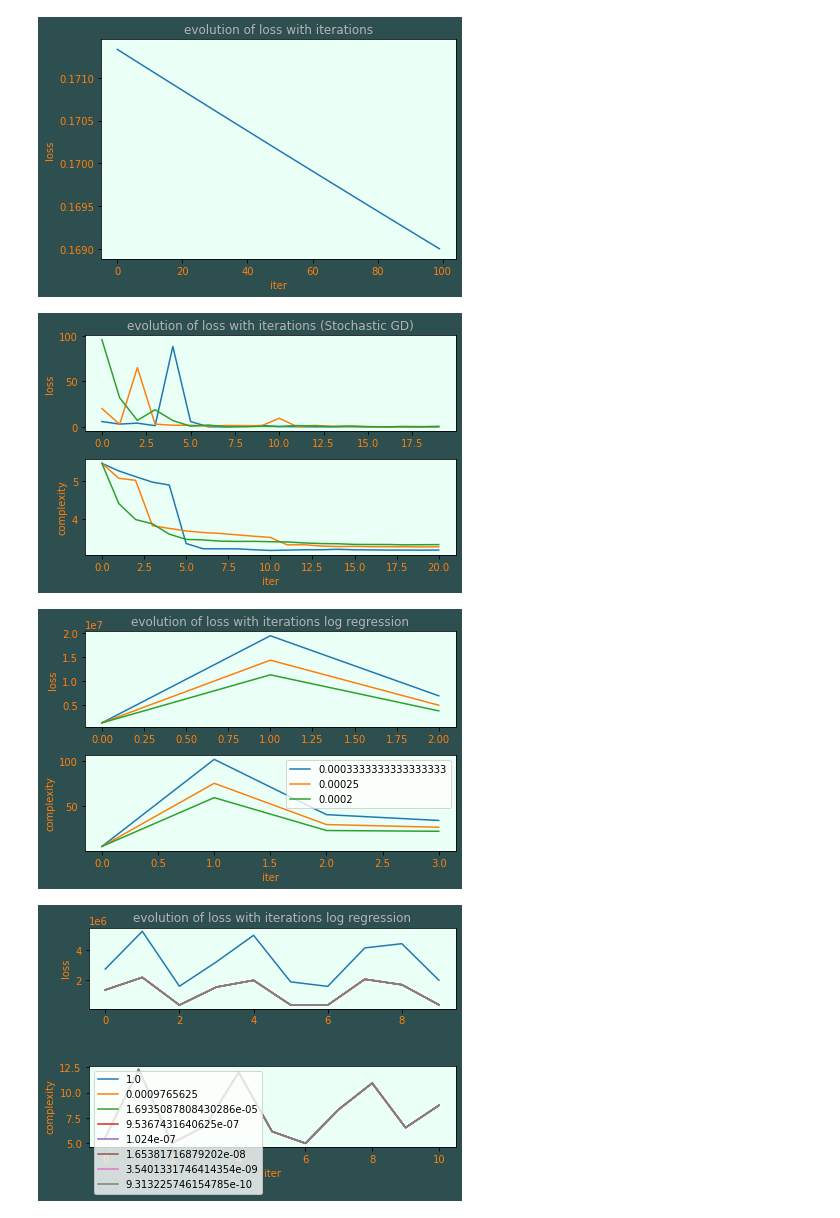
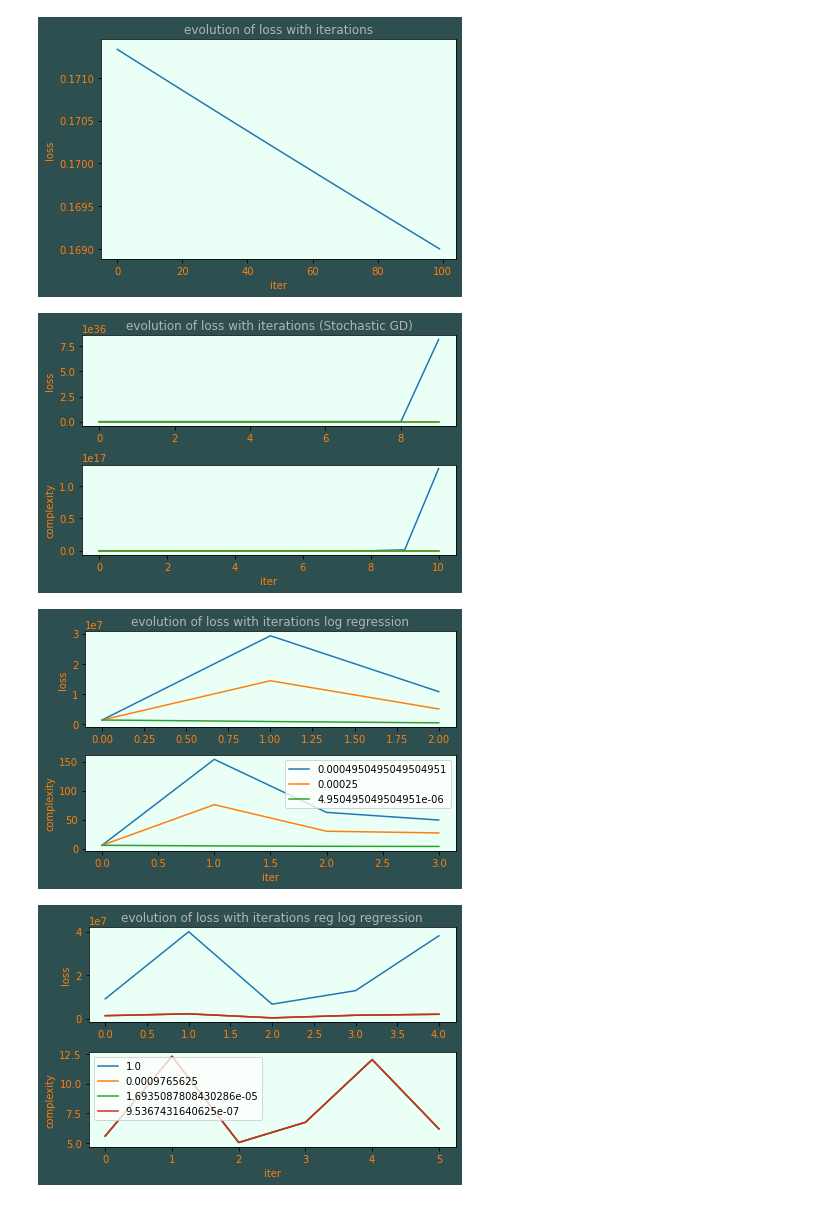
Before and after one commit to JeanBaptiste-dlb/project1_ML, a Jupyter notebook: project1/scripts/project1.ipynb, the cells around one changed output. Cells and saved outputs as stored; diff of their text form; code cells hidden in the pictures.

Commit message:
big changes
->log grad modif
-> add folder for graphs
-> run works

```diff
--- a/project1/scripts/project1.ipynb
+++ b/project1/scripts/project1.ipynb
@@ -106,8 +104,8 @@ weights_gamma_small,losses_gamma_small = implementations.least_squares_GD(y,tX,2
 # stochastic gradient descent gmma influence.
 fig, axs = plt.subplots(2,1,facecolor=(.18, .31, .31))
 for i in range(1,4):
-    gamma=5/(i*50)
-    weights, losses = get_w_loss(y,tX,2,1,max_iters=20,gamma=gamma,store=True)
+    gamma=1/(500000**i)
+    weights, losses = get_w_loss(y,tX,2,1,max_iters=10,gamma=gamma,store=True)
     axs[0].plot(losses)
     axs[1].plot([np.linalg.norm(item) for item in weights])
 axs[0].set_facecolor('#eafff5')
@@ -118,10 +116,10 @@ axs[1].set_ylabel("complexity", color='tab:orange')
 axs[1].set_xlabel("iter",color='tab:orange')
 axs[0].tick_params(labelcolor='tab:orange')
 axs[1].tick_params(labelcolor='tab:orange')
-plt.savefig("loss_complexity_vs_iter_sGD.png")
+plt.savefig("../visualisations/loss_complexity_vs_iter_sGD.png")
 plt.tight_layout()
 # %% [output]
-[figure, old version]
+[figure, new version]
 # %%
 fig, axs = plt.subplots(2,1,facecolor=(.18, .31, .31))
 gammas=[]
@@ -140,30 +138,30 @@ axs[1].set_ylabel("complexity", color='tab:orange')
 axs[1].set_xlabel("iter",color='tab:orange')
 axs[0].tick_params(labelcolor='tab:orange')
 axs[1].tick_params(labelcolor='tab:orange')
-plt.savefig("loss complexity vs iter log gamma varriing.png")
+plt.savefig("../visualisations/loss complexity vs iter log gamma varriing.png")
 plt.tight_layout()
 # %% [output]
-[figure, old version]
+[figure, new version]
 # %%
 fig, axs = plt.subplots(2,1,facecolor=(.18, .31, .31))
 
 lambdas_=[]
-for i in range(1,9):
+for i in range(1,5):
     lambda_=1/i**10
     lambdas_.append(lambda_)
-    weights, losses = get_w_loss(y,tX,6,1,max_iters=10,gamma=0.00005,lambda_=lambda_,store=True)
+    weights, losses = get_w_loss(y,tX,6,1,max_iters=5,gamma=0.00005,lambda_=lambda_,store=True)
     axs[0].plot(losses)
     axs[1].plot([np.linalg.norm(item) for item in weights])
 plt.legend(lambdas_)
 axs[0].set_facecolor('#eafff5')
 axs[1].set_facecolor('#eafff5')
-axs[0].set_title('evolution of loss with iterations log regression', color='0.7')
+axs[0].set_title('evolution of loss with iterations reg log regression', color='0.7')
 axs[0].set_ylabel("loss", color='tab:orange')
 axs[1].set_ylabel("complexity", color='tab:orange')
 axs[1].set_xlabel("iter",color='tab:orange')
 axs[0].tick_params(labelcolor='tab:orange')
 axs[1].tick_params(labelcolor='tab:orange')
-plt.savefig("loss complexity vs iters reg log lambda variations.png")
+plt.savefig("../visualisations/loss complexity vs iters reg log lambda variations.png")
 plt.tight_layout()
 # %% [output]
-[figure, old version]
+[figure, new version]
```
Also changed, not shown: parts of 5 cells of this notebook, 14 other files.
